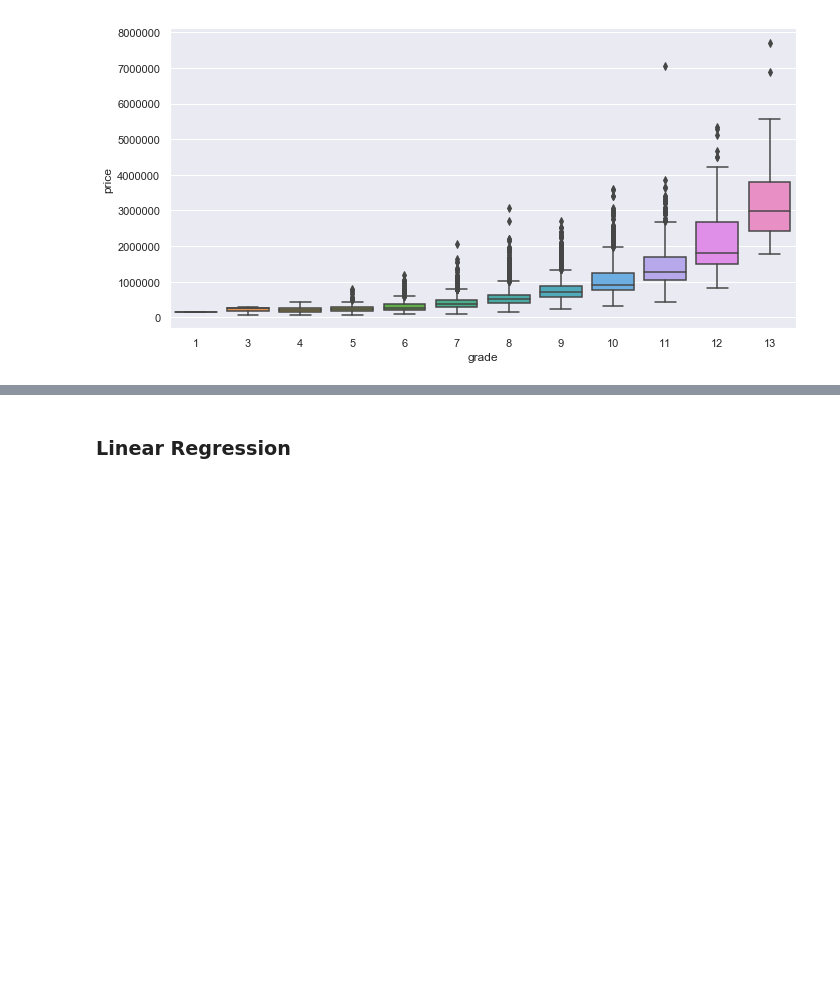
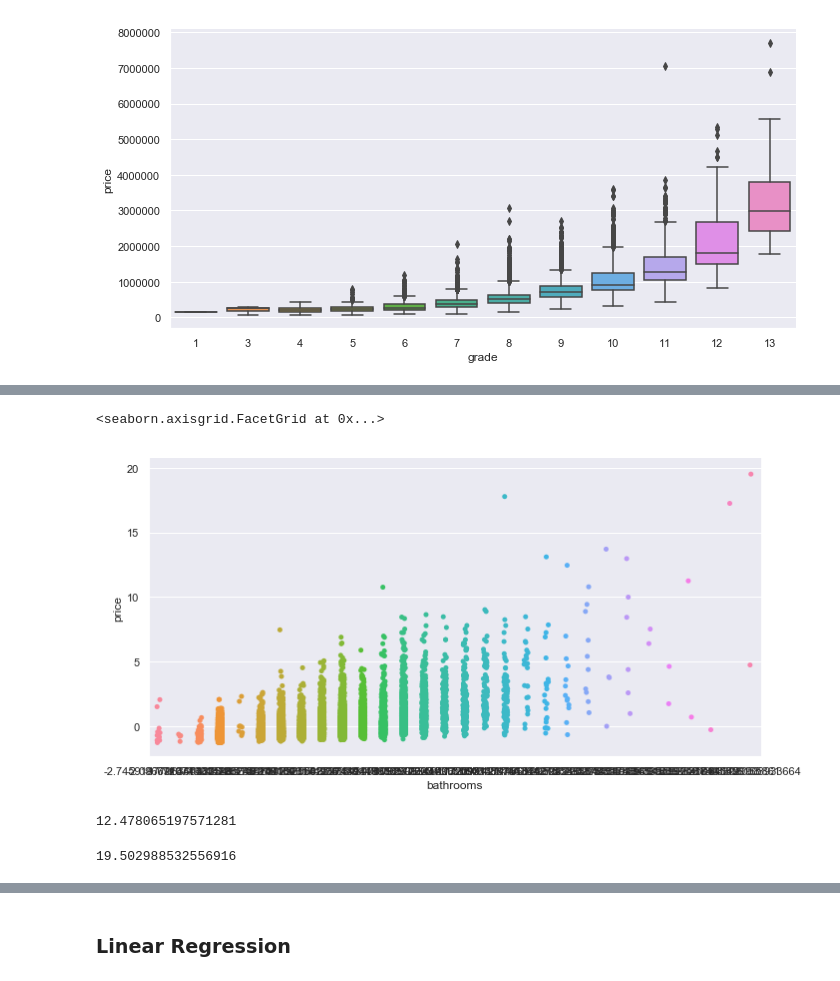
Before and after one commit to coalastudy/data-science-lv1, a Jupyter notebook: week5/levelup.ipynb, the cells around one changed output, grey strips where cells are left out. Drawn from its saved outputs; the diff is of its cells as text; code cells hidden in the pictures; blank space fills up the shorter version.

```diff
--- a/week5/levelup.ipynb
+++ b/week5/levelup.ipynb
@@ -249,0 +170,13 @@ ys_train.describe()
+# %%
+sns.catplot(data=scaled_data, x='bathrooms', y='price', aspect=2)
+# %% [output]
+<seaborn.axisgrid.FacetGrid at 0x...>
+[figure, added]
+# %%
+scaled_data['sqft_living'].max()
+# %% [output]
+12.478065197571281
+# %%
+scaled_data['price'].max()
+# %% [output]
+19.502988532556916
```
Also changed, not shown: parts of 49 cells of this notebook, 8 other files.
